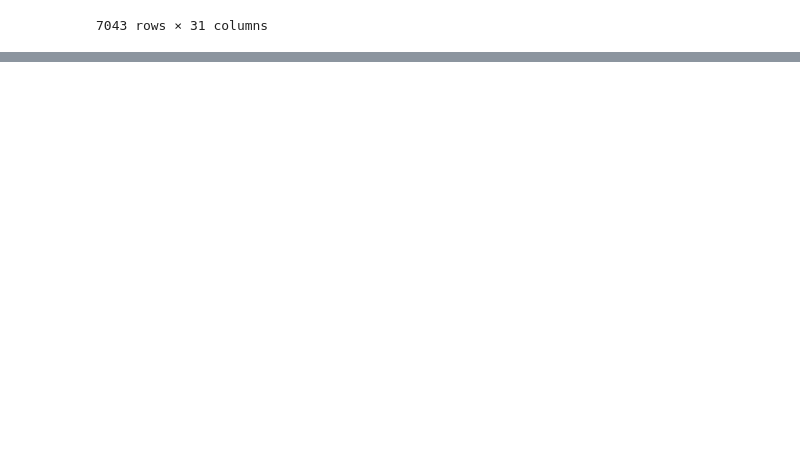
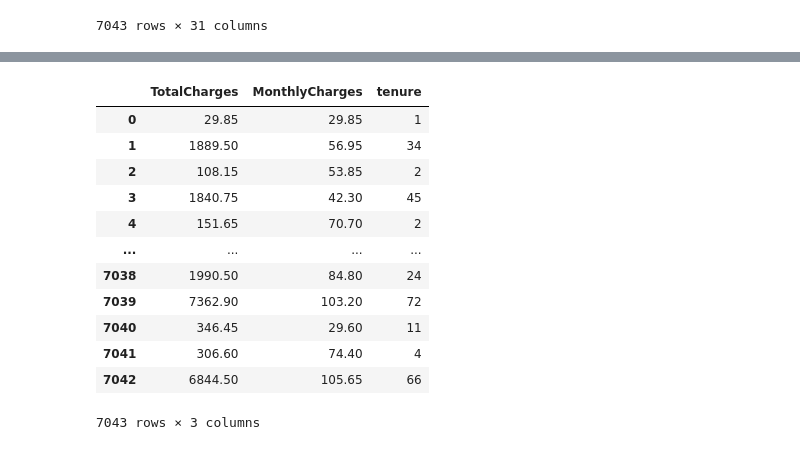
Before and after one commit to ishaandrade/telco-customer-churn, a Jupyter notebook: notebooks/EDA.ipynb, the cells around one changed output, grey strips where cells are left out. Saved outputs shown, nothing was run; the diff lists cells and outputs as text; code cells hidden in the pictures; blank space fills up the shorter version.

```diff
--- a/notebooks/EDA.ipynb
+++ b/notebooks/EDA.ipynb
@@ -209,0 +361,18 @@ df["Churn"] = df['Churn'].astype(np.int64)
+# %%
+# Checking the relation between 'TotalCharges' and 'MonthlyCharges'
+cols = ['TotalCharges', 'MonthlyCharges', 'tenure']
+df[cols]
+# %% [output]
+|  | TotalCharges | MonthlyCharges | tenure |
+| 0 | 29.85 | 29.85 | 1 |
+| 1 | 1889.50 | 56.95 | 34 |
+| 2 | 108.15 | 53.85 | 2 |
+| 3 | 1840.75 | 42.30 | 45 |
+| 4 | 151.65 | 70.70 | 2 |
+| ... | ... | ... | ... |
+| 7038 | 1990.50 | 84.80 | 24 |
+| 7039 | 7362.90 | 103.20 | 72 |
+| 7040 | 346.45 | 29.60 | 11 |
+| 7041 | 306.60 | 74.40 | 4 |
+| 7042 | 6844.50 | 105.65 | 66 |
+7043 rows × 3 columns
```
Also changed, not shown: parts of 22 cells of this notebook.
